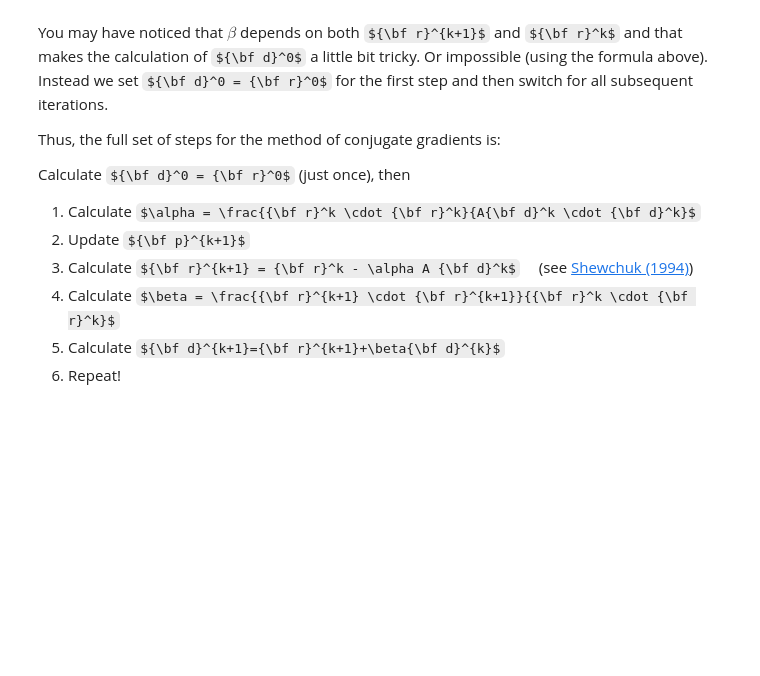
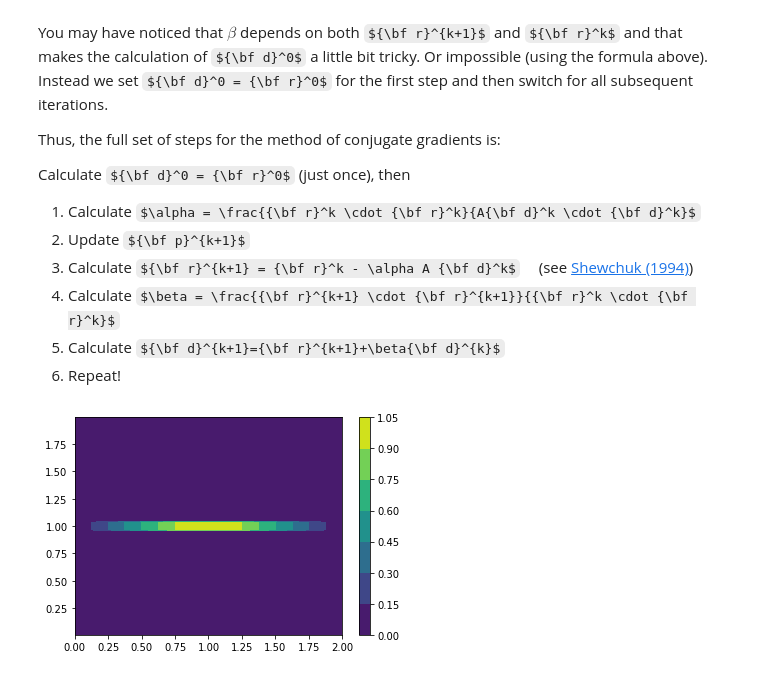
Before and after one commit to Mayuyu/Net_Flow, a Jupyter notebook: code/optimal_transport.ipynb, the cells around one changed output. Cells and saved outputs as stored; diff of their text form; code cells hidden in the pictures; some formulas as TeX source; blank space fills up the shorter version.

```diff
--- a/code/optimal_transport.ipynb
+++ b/code/optimal_transport.ipynb
@@ -426,7 +428,7 @@ l2_target = 1e-8
 # Spacing
 dx = (xmax-xmin)/(nx-1)
 dy = (ymax-ymin)/(ny-1)
-dt = 0.5 * dx
+dt = dx
 
 # Mesh
 x  = np.linspace(xmin,xmax,nx)
@@ -437,37 +439,38 @@ m1X, m1Y = 0.5*(X[:-1] + X[1:]), 0.5*(Y[:-1] + Y[1:])
 m2X, m2Y = 0.5*(X[:,:-1] + X[:,1:]), 0.5*(Y[:,:-1] + Y[:,1:])
 pX, pY = 0.5*(X[:-1,:-1] + X[1:,1:]), 0.5*(Y[:-1,:-1] + Y[1:,1:])
 
 # Source
 #L = xmax-xmin
 #b = -2*(pi/L)**2*np.sin(pi*X/L)*np.cos(pi*Y/L)
 
-#S = (pX<1)*np.ones((ny-1,nx-1)) - (pX>=1)*np.ones((ny-1,nx-1))
+S = (pX<1)*np.ones((ny-1,nx-1)) - (pX>=1)*np.ones((ny-1,nx-1))
 S = ((pX<1.2)*(pX>0.8)*(0.8<pY)*(pY<1.2) - (0.16/(4-0.16)))*np.ones((ny-1,nx-1))
 #S = ((pX<0.7)*(pX>0.3)*(0.3<pY)*(pY<0.7) - (0.16/(4-0.16)))*np.ones((ny-1,nx-1))
 #S = np.zeros(pX.shape)
 # Initialization
 S = S - np.sum(S)/((ny-1)*(nx-1))
-S = 0.3 * S
+#S = 0.3 * S
 p = np.zeros((ny-1,nx-1))
 
-#m1 = ((m1X<=0.8)*(1.2*m1X) + 0.96*(m1X<1.2)*(m1X>0.8) + (m1X>=1.2)*(2.4-1.2*m1X))*(m1Y>0.96)*(m1Y<1.04)
-#m2 = ((m2Y<=0.8)*(1.2*m2Y) + 0.96*(m2Y<1.2)*(m2Y>0.8) + (m2Y>=1.2)*(2.4-1.2*m2Y))*(m2X>0.46)*(m2X<0.54)
-m1 = ((m1Y<=0.8)*(1.2*m1Y) + 0.96*(m1Y<1.2)*(m1Y>0.8) + (m1Y>=1.2)*(2.4-1.2*m1Y))*(m1X>0.2)*(m1X<0.3)
+m1 = ((m1X<=0.8)*(1.2*m1X) + 0.96*(m1X<1.2)*(m1X>0.8) + (m1X>=1.2)*(2.4-1.2*m1X))*(m1Y>0.96)*(m1Y<1.04)
+m2 = ((m2Y<=0.8)*(1.2*m2Y) + 0.96*(m2Y<1.2)*(m2Y>0.8) + (m2Y>=1.2)*(2.4-1.2*m2Y))*(m2X>0.96)*(m2X<1.04)
+#m1 = ((m1Y<=0.8)*(1.2*m1Y) + 0.96*(m1Y<1.2)*(m1Y>0.8) + (m1Y>=1.2)*(2.4-1.2*m1Y))*(m1X>0.2)*(m1X<0.3)
 #m1 = np.sin(np.pi * m1X) * (m1Y>0.96)*(m1Y<1.04)
-m2 = np.zeros(m2X.shape)
+#m2 = np.zeros(m2X.shape)
 #m1 = ((m1Y<=0.8)*(1.2*m1Y) + 0.96*(m1Y<1.2)*(m1Y>0.8) + (m1Y>=1.2)*(2.4-1.2*m1Y))*(m1X>0.2)*(m1X<0.3) - \
 #     ((m1Y<=0.8)*(1.2*m1Y) + 0.96*(m1Y<1.2)*(m1Y>0.8) + (m1Y>=1.2)*(2.4-1.2*m1Y))*(m1X>1.7)*(m1X<1.8)
 
 #m1 = ((m1X - 0.5)**2 + (m1Y - 0.5)**2 < 1/16) * np.ones(m1X.shape)
 
 # Parameters
 r = 0.1
 c = 50
 D = 0.001
 rho = 1e-12
 gamma = 0.75
 
-pyplot.figure(figsize=(7,5))
 pyplot.contourf(m1X,m1Y,m1)
 pyplot.colorbar()
 pyplot.savefig('m1.pdf')
+# %% [output]
+[figure, added]
```
Also changed, not shown: parts of 8 cells of this notebook, 8 other files.
